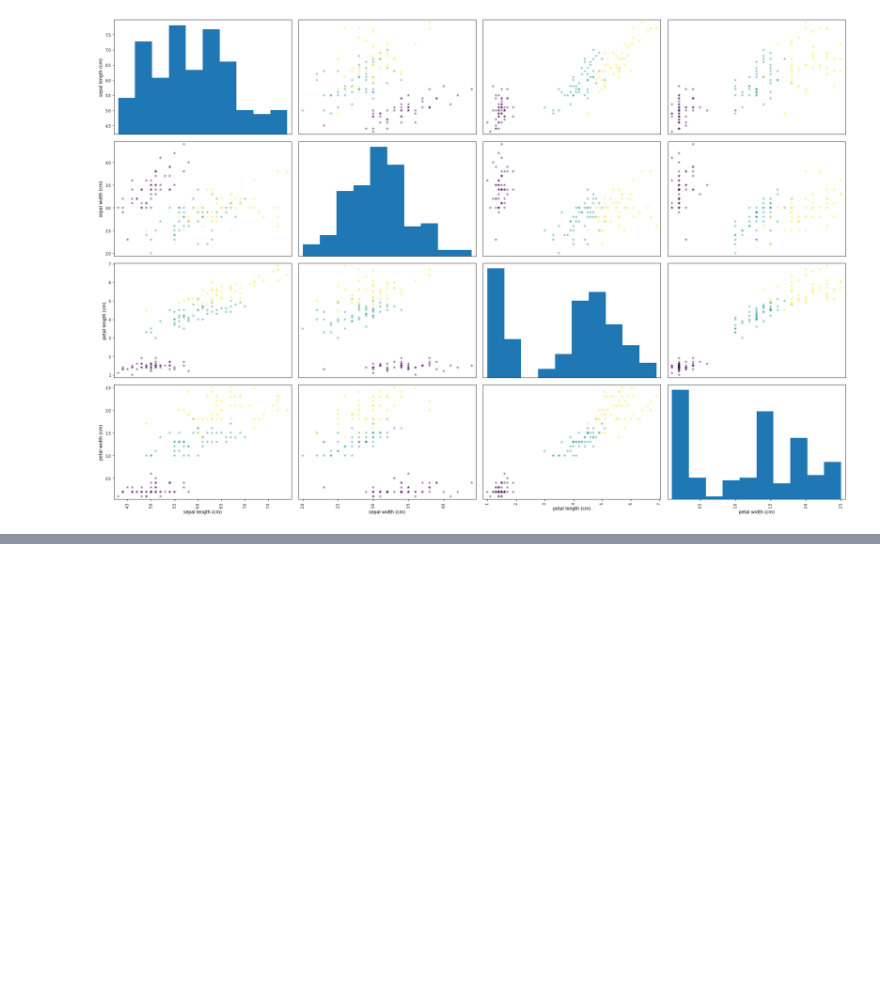
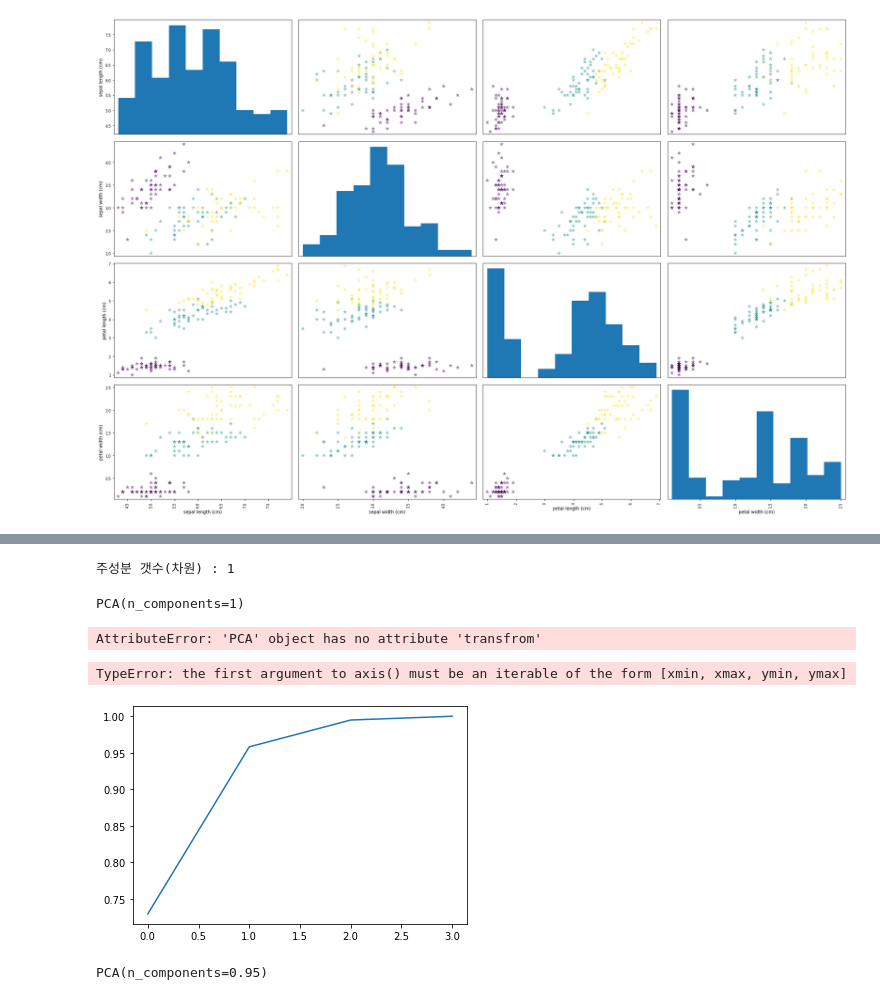
Before and after one commit to qud0511/Machine-Learning, a Jupyter notebook: Kim_ML/lesson/Deep-L/0919_pca.ipynb, the cells around one changed output, grey strips where cells are left out. Cells and saved outputs as stored; diff of their text form; code cells hidden in the pictures; blank space fills up the shorter version.

```diff
--- a/Kim_ML/lesson/Deep-L/0919_pca.ipynb
+++ b/Kim_ML/lesson/Deep-L/0919_pca.ipynb
@@ -25,0 +39,6 @@ plt.tight_layout()
+# %%
+from sklearn.preprocessing import StandardScaler
+
+scaler=StandardScaler()
+scaler.fit(X)
+X_scaled=scaler.transform(X)
@@ -25,0 +48,5 @@ plt.tight_layout()
+# %%
+pca=PCA()
+
+# 지정된 데이터에서 주성분 추출
+pca.fit(X_scaled)
@@ -25,0 +75,7 @@ plt.tight_layout()
+# %%
+cumsum=np.cumsum(pca.explained_variance_ratio_)
+d=np.argmax(cumsum>=95)+1
+
+print(f'주성분 갯수(차원) : {d}')
+# %% [output]
+주성분 갯수(차원) : 1
@@ -25,0 +85,8 @@ plt.tight_layout()
+# %%
+pca.fit(X_scaled)
+# %% [output]
+PCA(n_components=1)
+# %%
+irisPCA=pca.transfrom(X_scaled)
+# %% [output]
+AttributeError: 'PCA' object has no attribute 'transfrom'
@@ -25,0 +96,10 @@ plt.tight_layout()
+# %%
+# 주성분과 데이터 데이터 투영 분석 시각화''""
+plt.plot((cumsum))
+plt.axis([0.4, 0, 1])
+plt.xlabel("Dimention")
+plt.ylabel("Explaine Variance")
+plt.show()
+# %% [output]
+TypeError: the first argument to axis() must be an iterable of the form [xmin, xmax, ymin, ymax]
+[figure, added]
@@ -25,0 +110,4 @@ plt.tight_layout()
+# %%
+pca3.fit(X_scaled)
+# %% [output]
+PCA(n_components=0.95)
```
Also changed, not shown: parts of 18 cells of this notebook, 3 other files.
